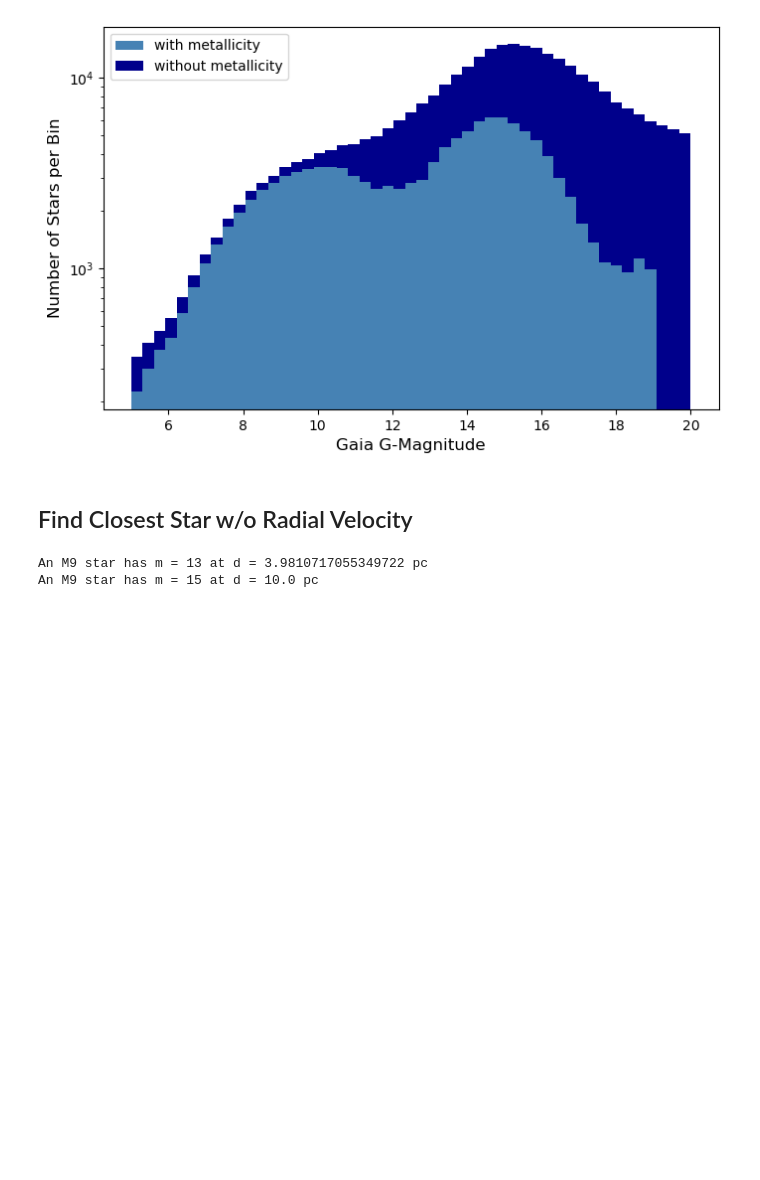
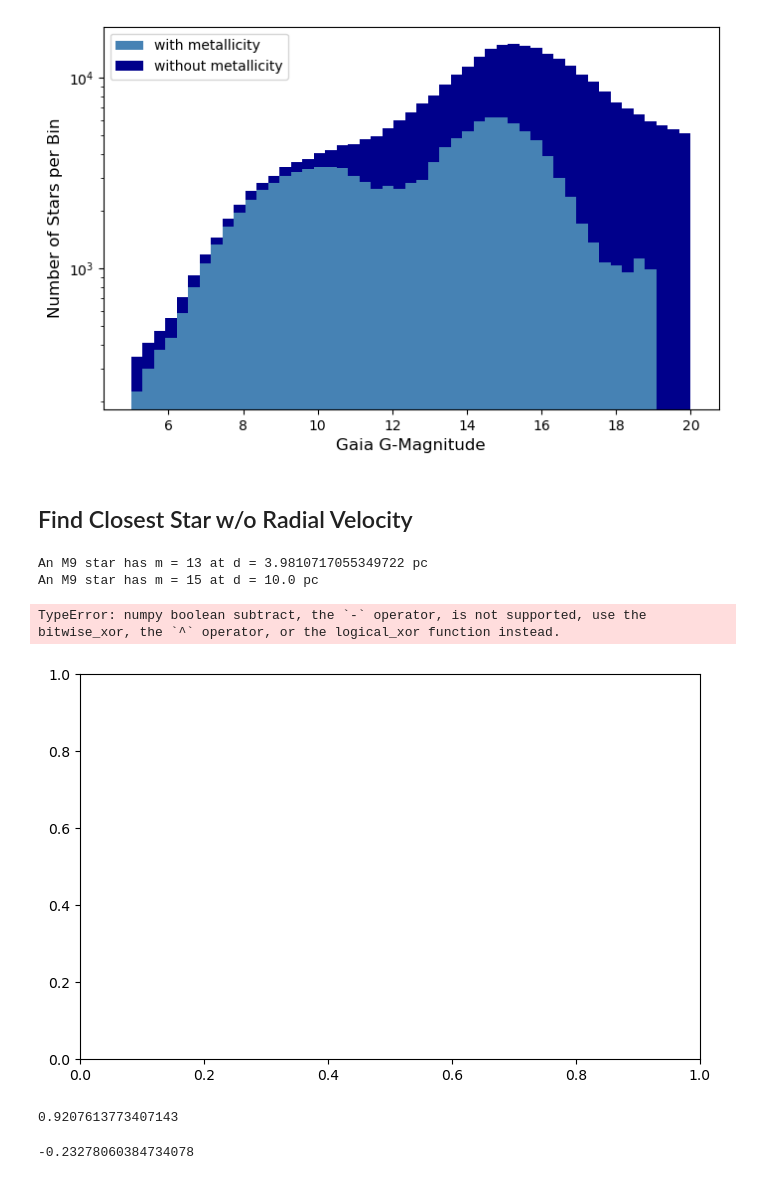
Before and after one commit to AutumnPearce/ISObooks, a Jupyter notebook: star_catalogs/gcns/gcns_analysis_DR3.ipynb, the cells around one changed output. Saved outputs shown, nothing was run; the diff lists cells and outputs as text; code cells hidden in the pictures; blank space fills up the shorter version.

```diff
--- a/star_catalogs/gcns/gcns_analysis_DR3.ipynb
+++ b/star_catalogs/gcns/gcns_analysis_DR3.ipynb
@@ -161,3 +161,19 @@ for limiting_mag in [13,15]:
 # %% [output]
 An M9 star has m = 13 at d = 3.9810717055349722 pc
 An M9 star has m = 15 at d = 10.0 pc
+# %%
+fig,ax = plt.subplots(figsize=(8,5))
+ax.hist(has_radvel, bins = 100)
+# %% [output]
+TypeError: numpy boolean subtract, the `-` operator, is not supported, use the bitwise_xor, the `^` operator, or the logical_xor function instead.
+[figure, added]
+# %%
+masses = np.array(data['mass_flame'].notnull())
+np.mean(data[masses]['mass_flame'])
+# %% [output]
+0.9207613773407143
+# %%
+metals = np.array(data['mh_gspphot'].notnull())
+np.mean(data[masses]['mh_gspphot'])
+# %% [output]
+-0.23278060384734078
```
Also changed, not shown: parts of 1 cell of this notebook, 5 other files.
